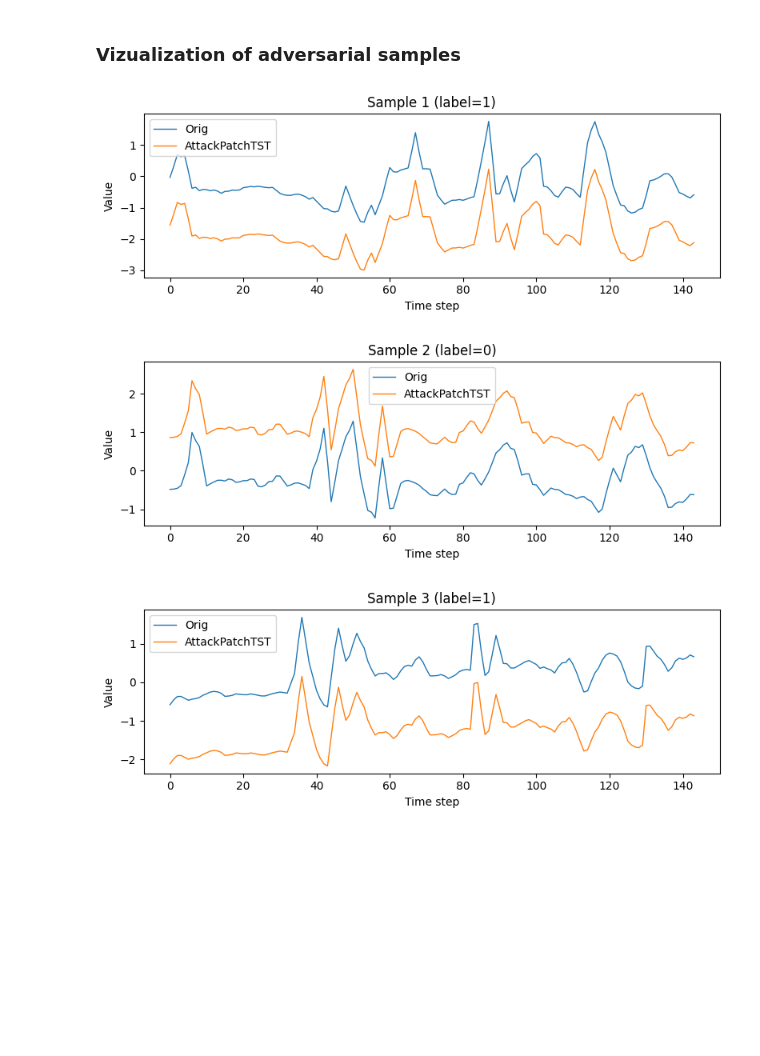
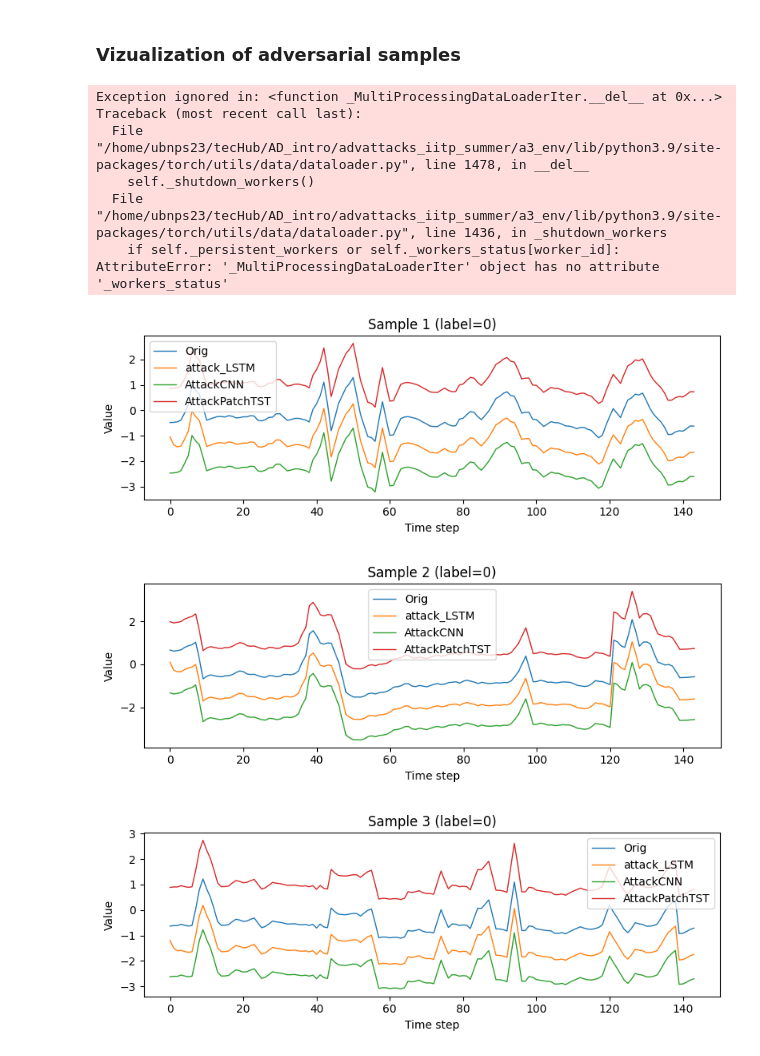
Before and after one commit to FalconD23/generative-adversarial-attacks, a Jupyter notebook: model_based_vs_vanilla.ipynb, the cells around one changed output. Cells and saved outputs as stored; diff of their text form; code cells hidden in the pictures; blank space fills up the shorter version.

Commit message:
PowerCons show, debug resCNN atk

```diff
--- a/model_based_vs_vanilla.ipynb
+++ b/model_based_vs_vanilla.ipynb
@@ -482,19 +488,19 @@ def train_atk_model(atk_model,
 # %% [markdown]
 ### LSTM Attack
 # %%
-class Activation(nn.Module):
-    def __init__(self, kind='identity'):
-        super().__init__()
-        if kind == 'identity':
-            self.act = nn.Identity()
-        elif kind == 'relu':
-            self.act = nn.ReLU()
-        elif kind == 'tanh':
-            self.act = nn.Tanh()
-        else:
-            raise ValueError(f'Unknown activation {kind}')
-    def forward(self, x):
-        return self.act(x)
+# class Activation(nn.Module):
+#     def __init__(self, kind='identity'):
+#         super().__init__()
+#         if kind == 'identity':
+#             self.act = nn.Identity()
+#         elif kind == 'relu':
+#             self.act = nn.ReLU()
+#         elif kind == 'tanh':
+#             self.act = nn.Tanh()
+#         else:
+#             raise ValueError(f'Unknown activation {kind}')
+#     def forward(self, x):
+#         return self.act(x)
 
 class attack_LSTM(nn.Module):
     def __init__(self, hidden_dim=64, x_dim=1, activation_type='identity', dropout=0.25):
@@ -714,12 +739,12 @@ weights were obtained with the parameters:
 {'eps': 1.9910549963365909, 'lr': 0.0021041627898080928,
 'alpha_l2': 4.549583575912758e-05, 'patience': 6}
 '''
-weights_path = 'weights/surr_resCNNfc_CPU_0.28.pth'
-atk_resCNN.load_state_dict(torch.load(weights_path, map_location=device))
+# weights_path = 'weights/surr_resCNNfc_CPU_0.28.pth'
+# atk_resCNN.load_state_dict(torch.load(weights_path, map_location=device))
 
 eps_resCNN = 1.9910549963365909
 train_atk_model(atk_resCNN, clf_resCNN, train_dl,
                 eps=eps_resCNN,
-                epochs=1, lr=0.00021041627898080928, alpha_l2=4.549583575912758e-05,
-                device=device, patience=6, is_debugged=False)
+                epochs=50, lr=0.00021041627898080928, alpha_l2=4.549583575912758e-05,
+                device=device, patience=10, is_debugged=False)
 # %% [output]
@@ -1130,9 +1189,9 @@ Fooling rate CNN   : 0.144
 ### Vizualization of adversarial samples
 # %%
 N_EXAMPLES = 3
-FILTER = [2]
-SURR_MODELS = [[atk_LSTM, atk_resCNN, atk_PatchTST][i] for i in FILTER]
-EPS_LIST    = [[eps_LSTM, eps_resCNN, eps_PatchTST][i] for i in FILTER]
+FILTER = [0,1,2]
+ATK_MODELS = [[atk_LSTM, atk_resCNN, atk_PatchTST][i] for i in FILTER]
+EPS_LIST   = [[eps_LSTM, eps_resCNN, eps_PatchTST][i] for i in FILTER]
 
 
 
@@ -1140,35 +1199,42 @@ EPS_LIST    = [[eps_LSTM, eps_resCNN, eps_PatchTST][i] for i in FILTER]
 chosen = []
 for xb, yb in test_dl:
     for i in range(xb.size(0)):
         chosen.append((xb[i], yb[i]))
     if len(chosen) >= 50:       # достаточно выборки для случайного выбора
         break
 
 examples = random.sample(chosen, N_EXAMPLES)
 
 
 for sample_idx, (x_orig, y_lbl) in enumerate(examples, 1):
     x_orig = x_orig.to(device).unsqueeze(0)
     x_np      = x_orig.squeeze().cpu().numpy()
     x_adv_np_list = []
-    for i, atk_model in enumerate(SURR_MODELS):
+    for i, atk_model in enumerate(ATK_MODELS):
         atk_model.eval()
         with torch.no_grad():
             delta = EPS_LIST[i] * torch.tanh(atk_model(x_orig))
             x_adv = x_orig + delta
             x_adv_np_list.append(x_adv.squeeze().cpu().numpy())
 
     plt.figure(figsize=(8, 3))
     plt.plot(x_np,     label='Orig', linewidth=1)
     for i, x_adv_np in enumerate(x_adv_np_list):
-        plt.plot(x_adv_np, label=f'{SURR_MODELS[i].__class__.__name__}', linewidth=1)
+        plt.plot(x_adv_np, label=f'{ATK_MODELS[i].__class__.__name__}', linewidth=1)
     plt.title(f'Sample {sample_idx} (label={int(y_lbl)})')
     plt.xlabel('Time step')
     plt.ylabel('Value')
     plt.legend()
     plt.tight_layout()
     plt.show()
 # %% [output]
+Exception ignored in: <function _MultiProcessingDataLoaderIter.__del__ at 0x...>
+Traceback (most recent call last):
+  File "/home/ubnps23/tecHub/AD_intro/advattacks_iitp_summer/a3_env/lib/python3.9/site-packages/torch/utils/data/dataloader.py", line 1478, in __del__
+    self._shutdown_workers()
+  File "/home/ubnps23/tecHub/AD_intro/advattacks_iitp_summer/a3_env/lib/python3.9/site-packages/torch/utils/data/dataloader.py", line 1436, in _shutdown_workers
+    if self._persistent_workers or self._workers_status[worker_id]:
+AttributeError: '_MultiProcessingDataLoaderIter' object has no attribute '_workers_status'
-[figure, old version]
+[figure, new version]
-[figure, old version]
+[figure, new version]
-[figure, old version]
+[figure, new version]
```
Also changed, not shown: parts of 15 cells of this notebook, 2 other files.
